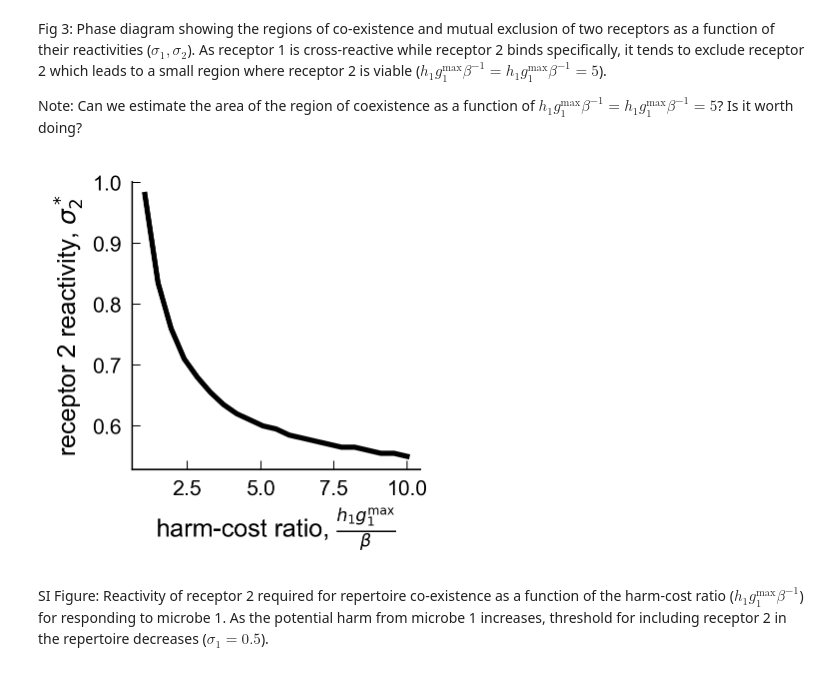
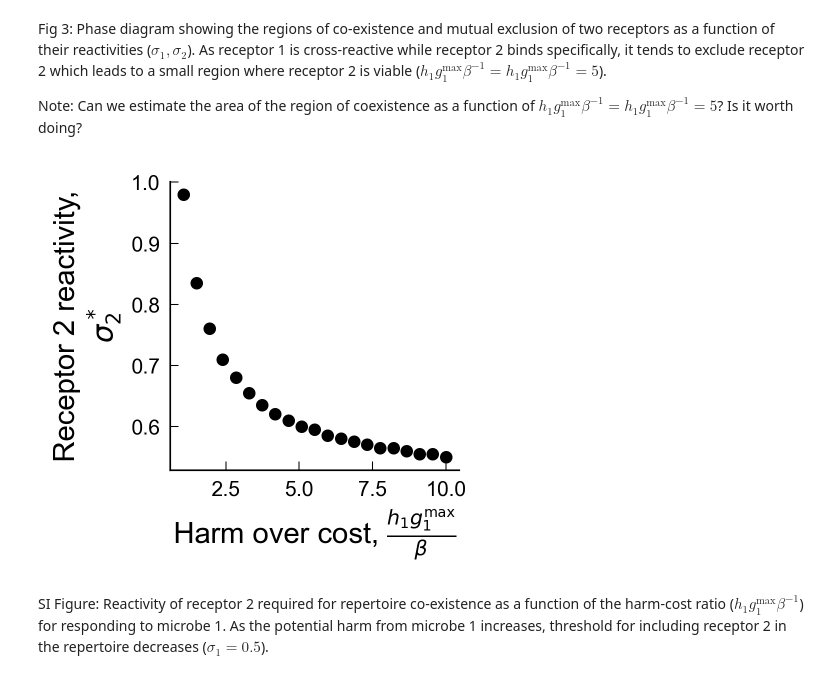
Before and after one commit to obinna-ukogu/gutimmune, a Jupyter notebook: explore-microbiome-genetic-structure.ipynb, the cells around one changed output. Cells and saved outputs as stored; diff of their text form; code cells hidden in the pictures.

Commit message:
Updated figures for manuscript.

```diff
--- a/explore-microbiome-genetic-structure.ipynb
+++ b/explore-microbiome-genetic-structure.ipynb
@@ -216,36 +217,37 @@ for i, h1 in enumerate(hs):
     avg_Sigmas = []
     for cs in sigma_2s:
 
         Sigma = np.array([[sigma_1, cs],[sigma_1, 0.0]])
 
         # Minimize harm
         res_harm = minimize(objective, args = (beta, Sigma, [h1, h2], np.ones(2), np.zeros(2)),
                  x0 = np.ones(2).tolist(),
                  tol=tol,
                  constraints = LinearConstraint(np.eye(2), 0.0, np.inf))
 
         lam_opts.append(res_harm.x)
         obj_opts.append(res_harm.fun)
         rec_num_opts.append(np.sum(res_harm.x > tol))
         X_opts.append(Sigma.dot(res_harm.x))
 
     arg_thresh = np.argmax(np.vstack(lam_opts)[:,1] > tol)
     sigma_threshs.append(sigma_2s[arg_thresh])
 
-ax1.plot(hs, sigma_threshs, color = 'black', **kwargs)
+ax1.scatter(hs, sigma_threshs, color = 'black')
 
 # ax1.set_title(r'two microbes', fontsize = 10)
 ax1.legend(fontsize = 6)
-ax1.set(xlabel = r'harm-cost ratio, $\frac{h_1g_1^\text{max}}{\beta}$',ylabel=r'receptor 2 reactivity, $\sigma_{2}^*$')
+ax1.set_xlabel(r'Harm over cost, $\frac{h_1g_1^\text{max}}{\beta}$', fontsize = 14)
+ax1.set_ylabel('Receptor 2 reactivity,\n'+r'$\sigma_2^*$', fontsize = 14)
 ax1.set_box_aspect(1)
 ax1.spines['top'].set_visible(False)
 ax1.spines['right'].set_visible(False)
 ax1.tick_params(top=False, right=False)
 ax1.minorticks_off()
 
 fig.savefig('_figs/figSI_receptor-threshold-2d'+'.pdf', dpi=300, bbox_inches='tight')
 # %% [output]
-[figure, old version]
+[figure, new version]
 # %% [markdown]
 SI Figure: Reactivity of receptor 2 required for repertoire co-existence as a function of the harm-cost ratio ($h_1g_1^\text{max}\beta^{-1}$) for responding to microbe 1. As the potential harm from microbe 1 increases, threshold for including receptor 2 in the repertoire decreases ($\sigma_1 = 0.5$).
 # %% [markdown]
```
Also changed, not shown: parts of 2 cells of this notebook, 42 other files.
